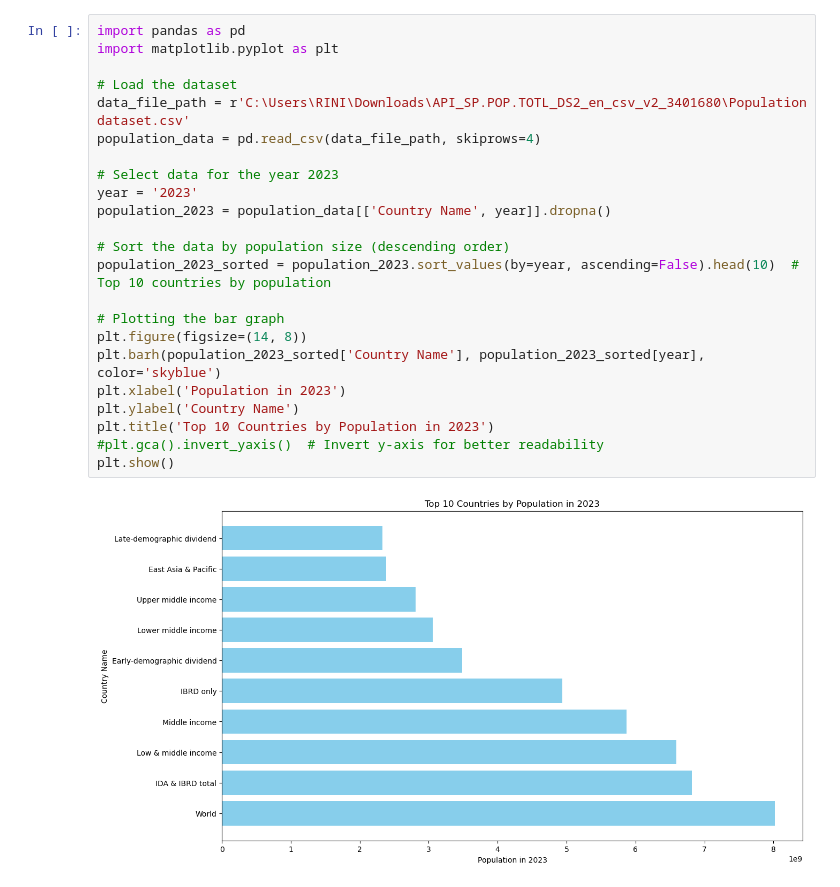
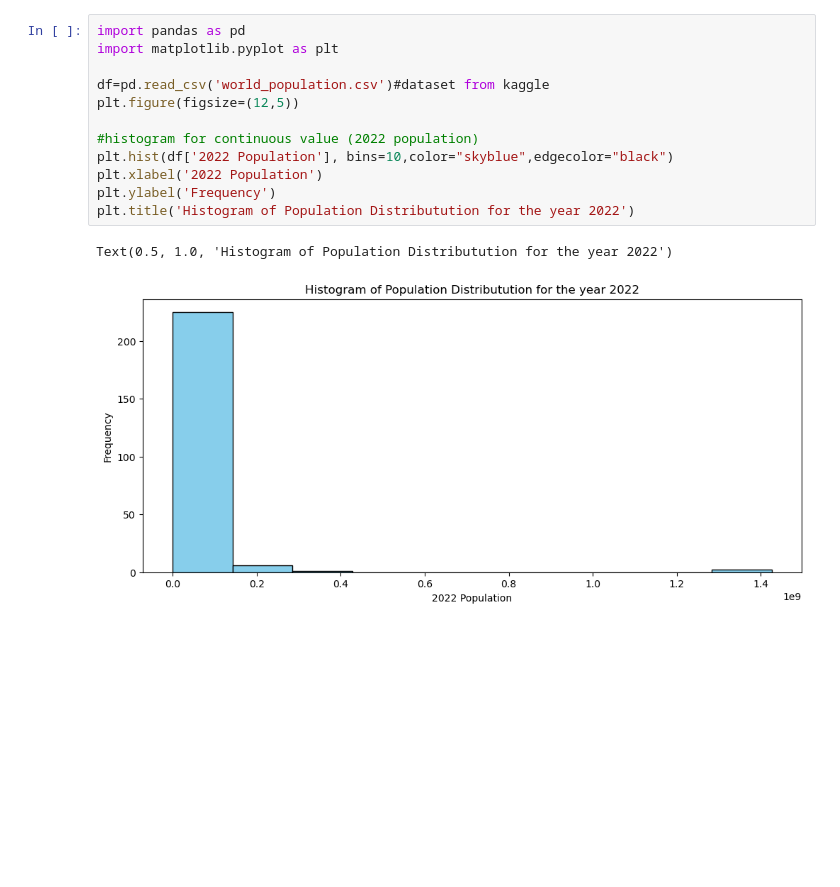
Before and after one commit to rinisoni/PRODIGY_DS_01, a Jupyter notebook: Prodigy Task 01.ipynb, the cells around one changed output. Cells and saved outputs as stored; diff of their text form; blank space fills up the shorter version.

Commit message:
Add files via upload
Performed the same task on a different dataset from kaggle.

```diff
--- a/Prodigy Task 01.ipynb
+++ b/Prodigy Task 01.ipynb
@@ -1,25 +1,15 @@
 # %%
 import pandas as pd
 import matplotlib.pyplot as plt
 
-# Load the dataset
-data_file_path = r'C:\Users\RINI\Downloads\API_SP.POP.TOTL_DS2_en_csv_v2_3401680\Population dataset.csv'
-population_data = pd.read_csv(data_file_path, skiprows=4)
+df=pd.read_csv('world_population.csv')#dataset from kaggle
+plt.figure(figsize=(12,5))
 
-# Select data for the year 2023
-year = '2023'
-population_2023 = population_data[['Country Name', year]].dropna()
-
-# Sort the data by population size (descending order)
-population_2023_sorted = population_2023.sort_values(by=year, ascending=False).head(10)  # Top 10 countries by population
-
-# Plotting the bar graph
-plt.figure(figsize=(14, 8))
-plt.barh(population_2023_sorted['Country Name'], population_2023_sorted[year], color='skyblue')
-plt.xlabel('Population in 2023')
-plt.ylabel('Country Name')
-plt.title('Top 10 Countries by Population in 2023')
-#plt.gca().invert_yaxis()  # Invert y-axis for better readability
-plt.show()
+#histogram for continuous value (2022 population)
+plt.hist(df['2022 Population'], bins=10,color="skyblue",edgecolor="black")
+plt.xlabel('2022 Population')
+plt.ylabel('Frequency')
+plt.title('Histogram of Population Distributution for the year 2022')
 # %% [output]
+Text(0.5, 1.0, 'Histogram of Population Distributution for the year 2022')
-[figure, old version]
+[figure, new version]
```
Also changed, not shown: parts of 1 cell of this notebook.
